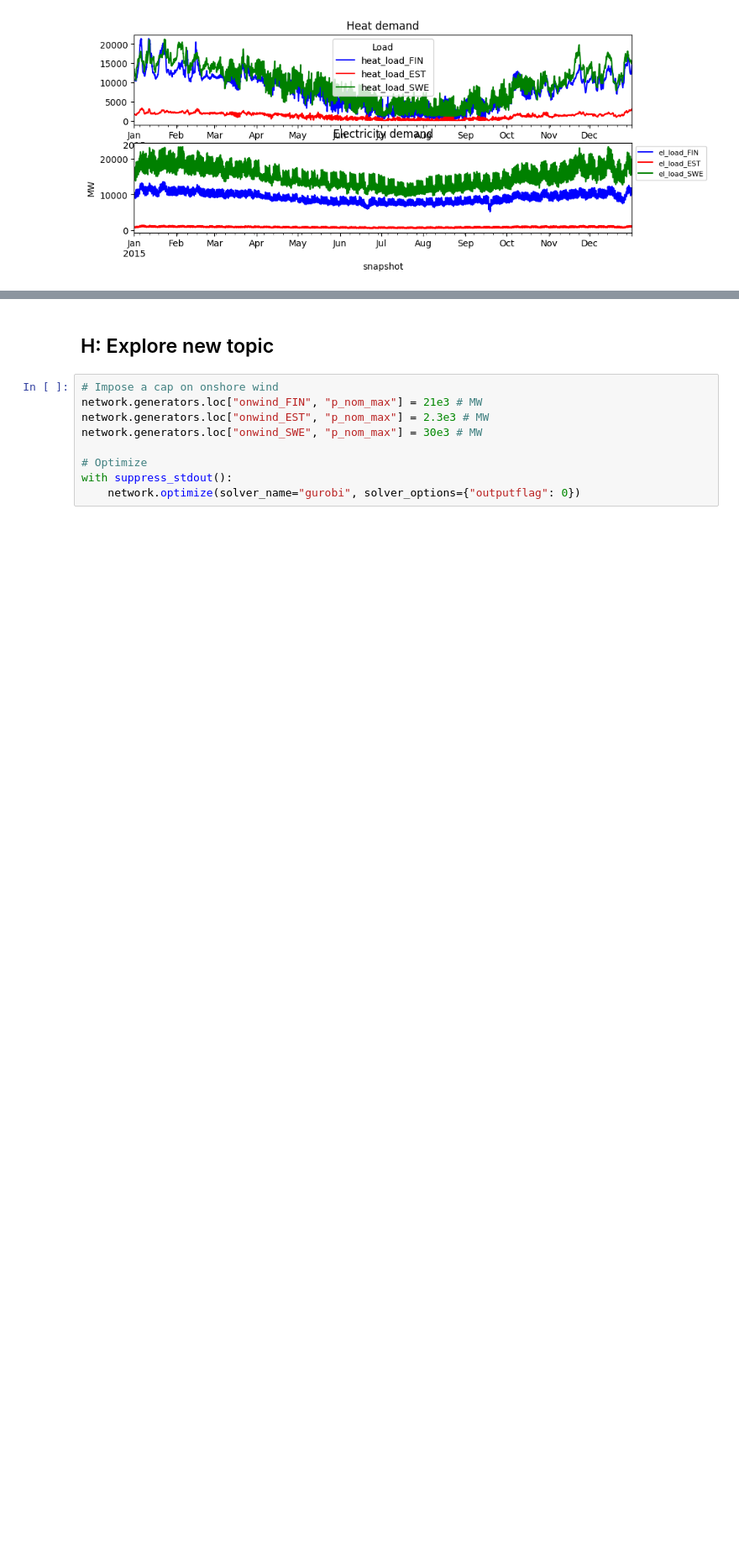
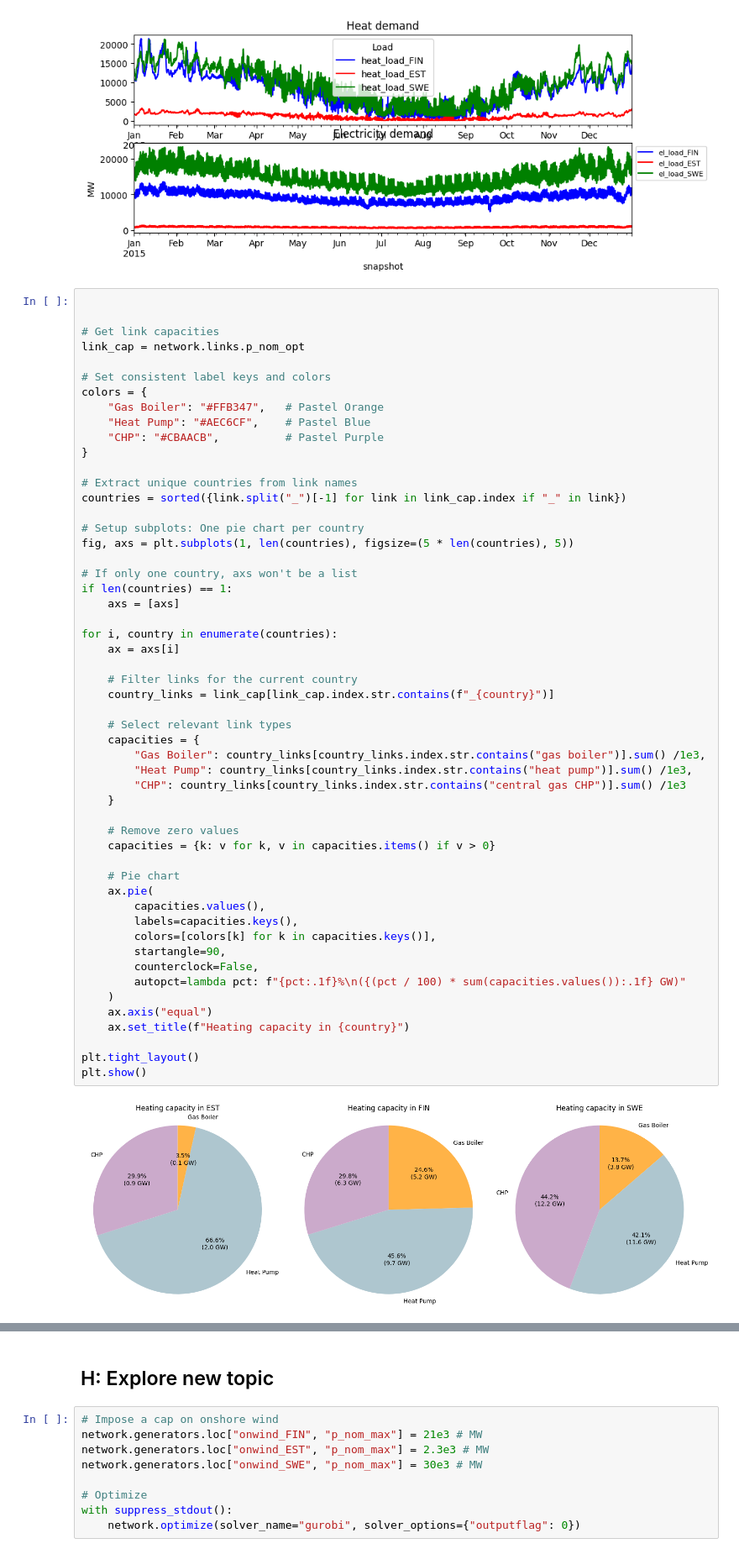
Before and after one commit to NicolineSimoneDTU/Integrated_Project, a Jupyter notebook: project.ipynb, the cells around one changed output, grey strips where cells are left out. Shown at 84% size. Cells and saved outputs as stored; diff of their text form; blank space fills up the shorter version.

```diff
--- a/project.ipynb
+++ b/project.ipynb
@@ -1188,3 +1236,58 @@ plt.legend(loc="upper left", bbox_to_anchor=(1, 1), fontsize=8)
 plt.show()
 # %% [output]
 [figure]
+# %%
+
+
+# Get link capacities
+link_cap = network.links.p_nom_opt
+
+# Set consistent label keys and colors
+colors = {
+    "Gas Boiler": "#FFB347",   # Pastel Orange
+    "Heat Pump": "#AEC6CF",    # Pastel Blue
+    "CHP": "#CBAACB",          # Pastel Purple
+}
+
+# Extract unique countries from link names
+countries = sorted({link.split("_")[-1] for link in link_cap.index if "_" in link})
+
+# Setup subplots: One pie chart per country
+fig, axs = plt.subplots(1, len(countries), figsize=(5 * len(countries), 5))
+
+# If only one country, axs won't be a list
+if len(countries) == 1:
+    axs = [axs]
+
+for i, country in enumerate(countries):
+    ax = axs[i]
+
+    # Filter links for the current country
+    country_links = link_cap[link_cap.index.str.contains(f"_{country}")]
+
+    # Select relevant link types
+    capacities = {
+        "Gas Boiler": country_links[country_links.index.str.contains("gas boiler")].sum() /1e3,
+        "Heat Pump": country_links[country_links.index.str.contains("heat pump")].sum() /1e3,
+        "CHP": country_links[country_links.index.str.contains("central gas CHP")].sum() /1e3
+    }
+
+    # Remove zero values
+    capacities = {k: v for k, v in capacities.items() if v > 0}
+
+    # Pie chart
+    ax.pie(
+        capacities.values(),
+        labels=capacities.keys(),
+        colors=[colors[k] for k in capacities.keys()],
+        startangle=90,
+        counterclock=False,
+        autopct=lambda pct: f"{pct:.1f}%\n({(pct / 100) * sum(capacities.values()):.1f} GW)"
+    )
+    ax.axis("equal")
+    ax.set_title(f"Heating capacity in {country}")
+
+plt.tight_layout()
+plt.show()
+# %% [output]
+[figure, added]
```
Also changed, not shown: parts of 16 cells of this notebook.
